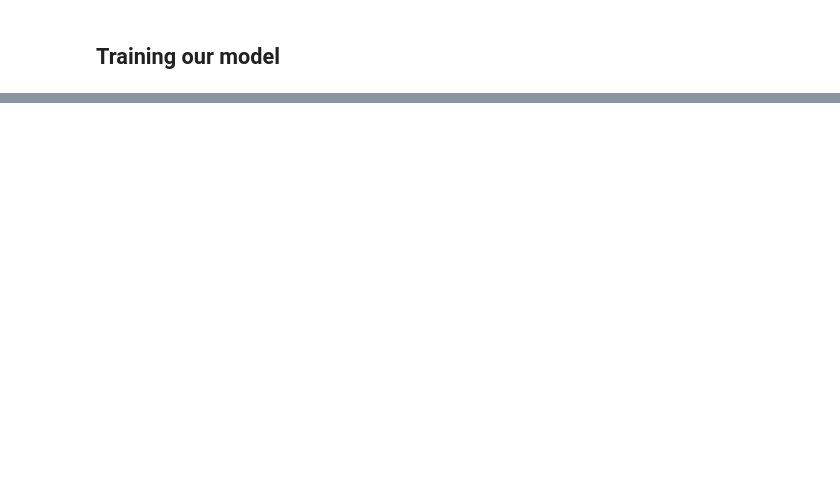
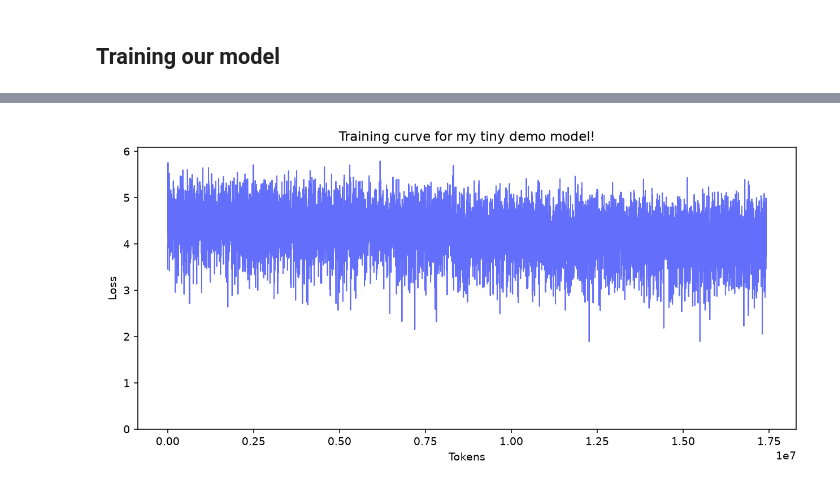
Before and after one commit to aaron10l/babyGPT, a Jupyter notebook: llm.ipynb, the cells around one changed output, grey strips where cells are left out. Saved outputs shown, nothing was run; the diff lists cells and outputs as text; code cells hidden in the pictures; blank space fills up the shorter version.

```diff
--- a/llm.ipynb
+++ b/llm.ipynb
@@ -755,0 +790,4 @@ You have to pay for the service. You pay for the phone, which you pay for when y
+# %%
+dataset = datasets.load_dataset("NeelNanda/pile-10k", split="train")
+print(dataset)
+print(dataset[0])
@@ -755,0 +817,3 @@ You have to pay for the service. You pay for the phone, which you pay for when y
+# %%
+model = DemoTransformer(model_cfg)
+model.to(device)
@@ -755,0 +837,2 @@ You have to pay for the service. You pay for the phone, which you pay for when y
+# %%
+optimizer = torch.optim.AdamW(model.parameters(), lr=lr, weight_decay=weight_decay)
@@ -755,0 +848,24 @@ You have to pay for the service. You pay for the phone, which you pay for when y
+# %%
+import os
+save_path = "/content/drive/MyDrive/babyGPT/checkpoint.pt"
+os.makedirs("/content/drive/MyDrive/babyGPT", exist_ok=True)
+
+losses = []
+for epoch in range(num_epochs):
+    for i, batch in tqdm.tqdm(enumerate(data_loader)):
+        tokens = batch["tokens"].to(device)
+        logits = model(tokens)
+        loss = lm_cross_entropy_loss(logits, tokens)
+        loss.backward()
+        optimizer.step()
+        optimizer.zero_grad()
+        losses.append(loss.item())
+        if i % log_every == 0:
+            print(f"Step: {i}, Loss: {loss.item():.4f}")
+        if i % 500 == 0:
+            torch.save({
+                "step": i,
+                "model": model.state_dict(),
+                "optimizer": optimizer.state_dict(),
+                "losses": losses,
+            }, save_path)
@@ -755,0 +890,14 @@ You have to pay for the service. You pay for the phone, which you pay for when y
+# %%
+import matplotlib.pyplot as plt
+
+x = np.arange(len(losses)) * (model_cfg.n_ctx * batch_size)
+plt.figure(figsize=(9, 4.5))
+plt.plot(x, losses, color="#636efa")
+plt.xlabel("Tokens")
+plt.ylabel("Loss")
+plt.title("Training curve for my tiny demo model!")
+plt.ylim(0, max(losses) * 1.05)
+plt.tight_layout()
+plt.show()
+# %% [output]
+[figure, added]
```
Also changed, not shown: parts of 33 cells of this notebook, 1 other file.
